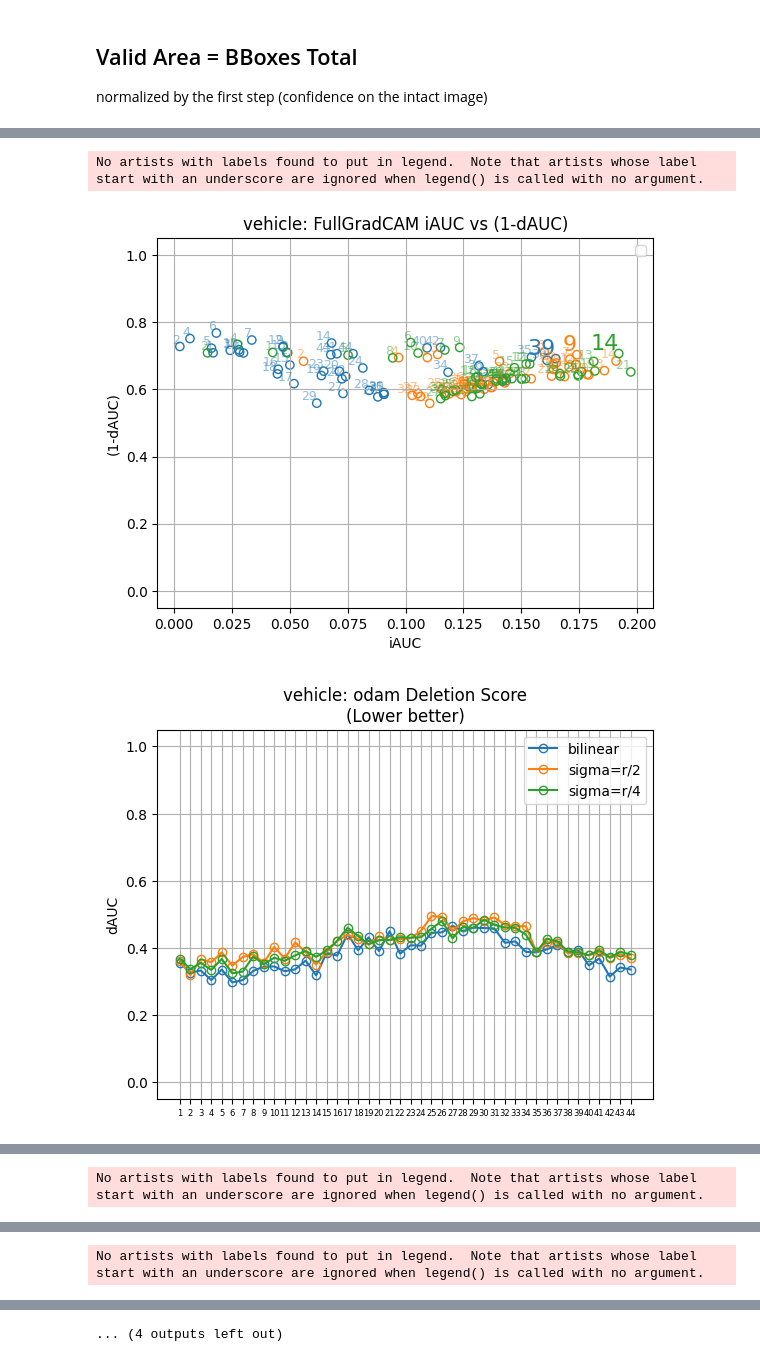
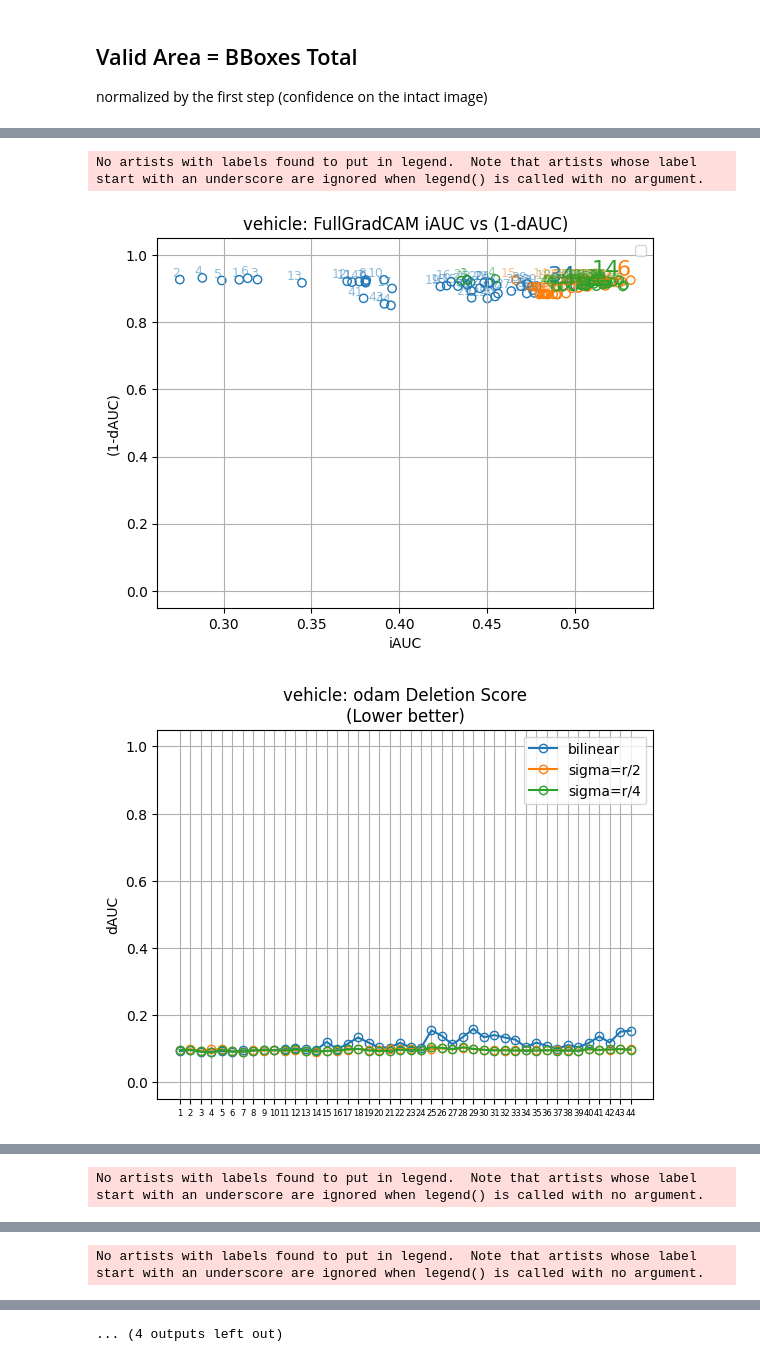
Before and after one commit to shaderein/xai, a Jupyter notebook: analysis/240918_yolov5s_main/240919_yolov5s_gaussian_main_faithfulness_bdd.ipynb, the cells around one changed output, grey strips where cells are left out. Drawn from its saved outputs; the diff is of its cells as text; code cells hidden in the pictures.

Commit message:
[analysis & results] whole-image-pixel-perturbation faithfulness of BDD

```diff
--- a/analysis/240918_yolov5s_main/240919_yolov5s_gaussian_main_faithfulness_bdd.ipynb
+++ b/analysis/240918_yolov5s_main/240919_yolov5s_gaussian_main_faithfulness_bdd.ipynb
@@ -34,9 +34,9 @@ for object in ['vehicle','human']:
     for xai_method in xai_methods:
 
         if xai_method == 'fullgradcamraw':
-            root_dir = '/mnt/h/jinhan/results/bdd'
+            root_dir = '/mnt/h/jinhan/results/perturb_pixel_whole/bdd'
         else:
-            root_dir = '/mnt/h/jinhan/results/bdd'
+            root_dir = '/mnt/h/jinhan/results/perturb_pixel_whole/bdd'
 
         dAUC[xai_method] = defaultdict(defaultdict)
         iAUC[xai_method] = defaultdict(defaultdict)
@@ -102,6 +102,7 @@ for object in ['vehicle','human']:
                     plt.text(x, y, str(i+1), fontsize=9, ha='right', va='bottom', color=color_codes[sigma_factor],alpha=0.5)
         plt.title(f"{object}: {xai_method.replace('fullgradcamraw','FullGradCAM')} iAUC vs (1-dAUC)")
         plt.ylim([-0.05,1.05])
+        # plt.xlim([0,1])
         plt.ylabel("(1-dAUC)")
         plt.xlabel("iAUC")
         plt.legend()
@@ -112,3 +113,3 @@ for object in ['vehicle','human']:
 No artists with labels found to put in legend.  Note that artists whose label start with an underscore are ignored when legend() is called with no argument.
-[figure, old version]
+[figure, new version]
-[figure, old version]
+[figure, new version]
```
Also changed, not shown: parts of 1 cell of this notebook.
